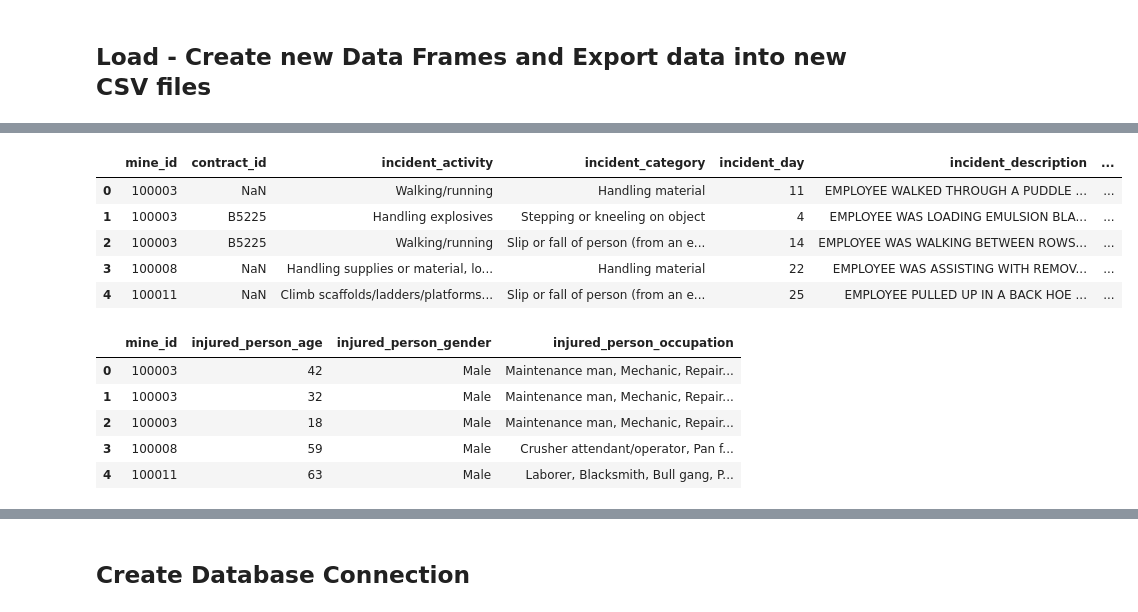
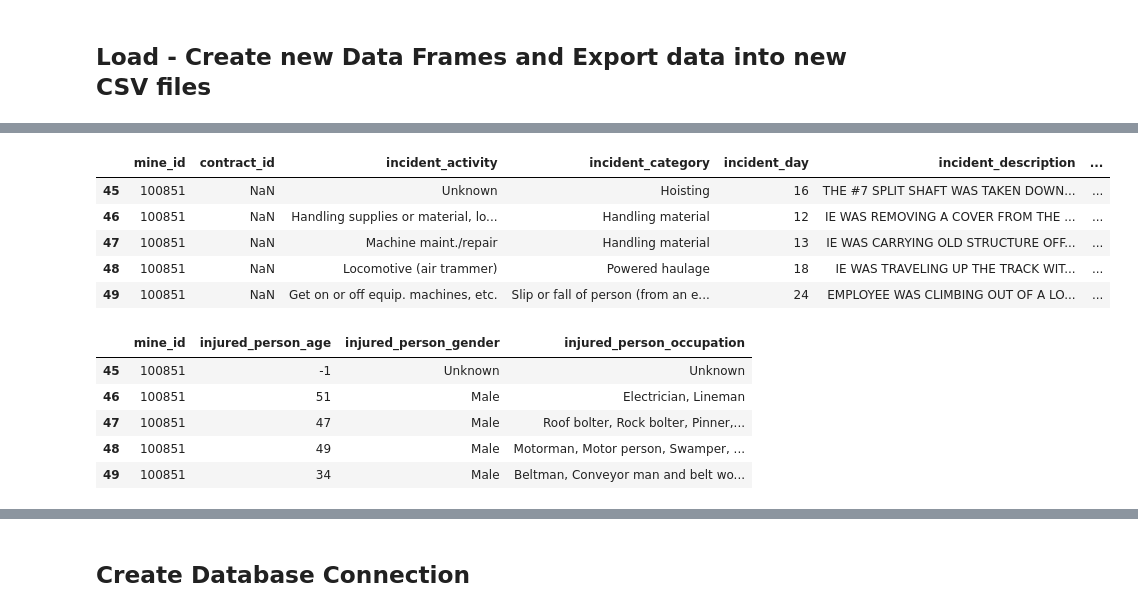
Before and after one commit to granttowers/Project_2, a Jupyter notebook: ETL_Process/Incident Data Cleanup.ipynb, the cells around one changed output, grey strips where cells are left out. Drawn from its saved outputs; the diff is of its cells as text; code cells hidden in the pictures.

```diff
--- a/ETL_Process/Incident Data Cleanup.ipynb
+++ b/ETL_Process/Incident Data Cleanup.ipynb
@@ -125,31 +135,45 @@ employment_data_clean.head()
 # %%
 # Create 'incident_details' table and export to csv file
-incident_details = incident_data_clean[['mine_id','contract_id', 'incident_activity', 'incident_category', 'incident_day', 'incident_description', 'incident_description2', 'incident_month', 'incident_state', 'incident_type', 'incident_year', 'operator_contractor', 'underground_location', 'underground_method']]
+incident_details = incident_data_clean[['mine_id', 'contract_id', 'incident_activity', 'incident_category', 'incident_day', 'incident_description',
+                                        'incident_description2', 'incident_month', 'incident_state', 'incident_type', 'incident_year', 'operator_contractor', 'underground_location', 'underground_method']]
 
-# Export Data to CSV File
-incident_details.to_csv("Resources\incident_details.csv", index=False)
-incident_details.head()
+# Add mine_id filter for top 20 complanies
+count_freq = incident_details['mine_id'].value_counts()
+count_freq.head(20)
+
+top20 = count_freq.head(20).index
+top20 = [f"{number}" for number in top20]
+
+incident_details_test = incident_details['mine_id'].isin(top20)
+incident_details_export = incident_details[incident_details_test]
+
+# # Export Data to CSV File
+incident_details_export.to_csv("Resources\incident_details.csv", index=False)
+incident_details_export.head()
 # %% [output]
 |  | mine_id | contract_id | incident_activity | incident_category | incident_day | incident_description | ... |
-| 0 | 100003 | NaN | Walking/running | Handling material | 11 | EMPLOYEE WALKED THROUGH A PUDDLE ... | ... |
-| 1 | 100003 | B5225 | Handling explosives | Stepping or kneeling on object | 4 | EMPLOYEE WAS LOADING EMULSION BLA... | ... |
-| 2 | 100003 | B5225 | Walking/running | Slip or fall of person (from an e... | 14 | EMPLOYEE WAS WALKING BETWEEN ROWS... | ... |
-| 3 | 100008 | NaN | Handling supplies or material, lo... | Handling material | 22 | EMPLOYEE WAS ASSISTING WITH REMOV... | ... |
-| 4 | 100011 | NaN | Climb scaffolds/ladders/platforms... | Slip or fall of person (from an e... | 25 | EMPLOYEE PULLED UP IN A BACK HOE ... | ... |
+| 45 | 100851 | NaN | Unknown | Hoisting | 16 | THE #7 SPLIT SHAFT WAS TAKEN DOWN... | ... |
+| 46 | 100851 | NaN | Handling supplies or material, lo... | Handling material | 12 | IE WAS REMOVING A COVER FROM THE ... | ... |
+| 47 | 100851 | NaN | Machine maint./repair | Handling material | 13 | IE WAS CARRYING OLD STRUCTURE OFF... | ... |
+| 48 | 100851 | NaN | Locomotive (air trammer) | Powered haulage | 18 | IE WAS TRAVELING UP THE TRACK WIT... | ... |
+| 49 | 100851 | NaN | Get on or off equip. machines, etc. | Slip or fall of person (from an e... | 24 | EMPLOYEE WAS CLIMBING OUT OF A LO... | ... |
 # %%
 # Create 'injured_person_details' table and export to csv file
 injured_person_details = incident_data_clean[['mine_id','injured_person_age','injured_person_gender', 'injured_person_occupation']]
 
+injured_person_details_test = injured_person_details['mine_id'].isin(top20)
+injured_person_details_export = injured_person_details[injured_person_details_test]
+
 # Export Data to CSV File
-injured_person_details.to_csv("Resources\injured_person_details.csv", index=False)
-injured_person_details.head()
+injured_person_details_export.to_csv("Resources\injured_person_details.csv", index=False)
+injured_person_details_export.head()
 # %% [output]
 |  | mine_id | injured_person_age | injured_person_gender | injured_person_occupation |
-| 0 | 100003 | 42 | Male | Maintenance man, Mechanic, Repair... |
-| 1 | 100003 | 32 | Male | Maintenance man, Mechanic, Repair... |
-| 2 | 100003 | 18 | Male | Maintenance man, Mechanic, Repair... |
-| 3 | 100008 | 59 | Male | Crusher attendant/operator, Pan f... |
-| 4 | 100011 | 63 | Male | Laborer, Blacksmith, Bull gang, P... |
+| 45 | 100851 | -1 | Unknown | Unknown |
+| 46 | 100851 | 51 | Male | Electrician, Lineman |
+| 47 | 100851 | 47 | Male | Roof bolter, Rock bolter, Pinner,... |
+| 48 | 100851 | 49 | Male | Motorman, Motor person, Swamper, ... |
+| 49 | 100851 | 34 | Male | Beltman, Conveyor man and belt wo... |
 # %%
 # Create 'injury_details' table and export to csv file
 injury_details = incident_data_clean[['mine_id','injury_body_part', 'injury_classification', 'injury_count', 'injury_days_lost', 'injury_nature', 'injury_source']]
```
Also changed, not shown: parts of 5 cells of this notebook, 8 other files.
